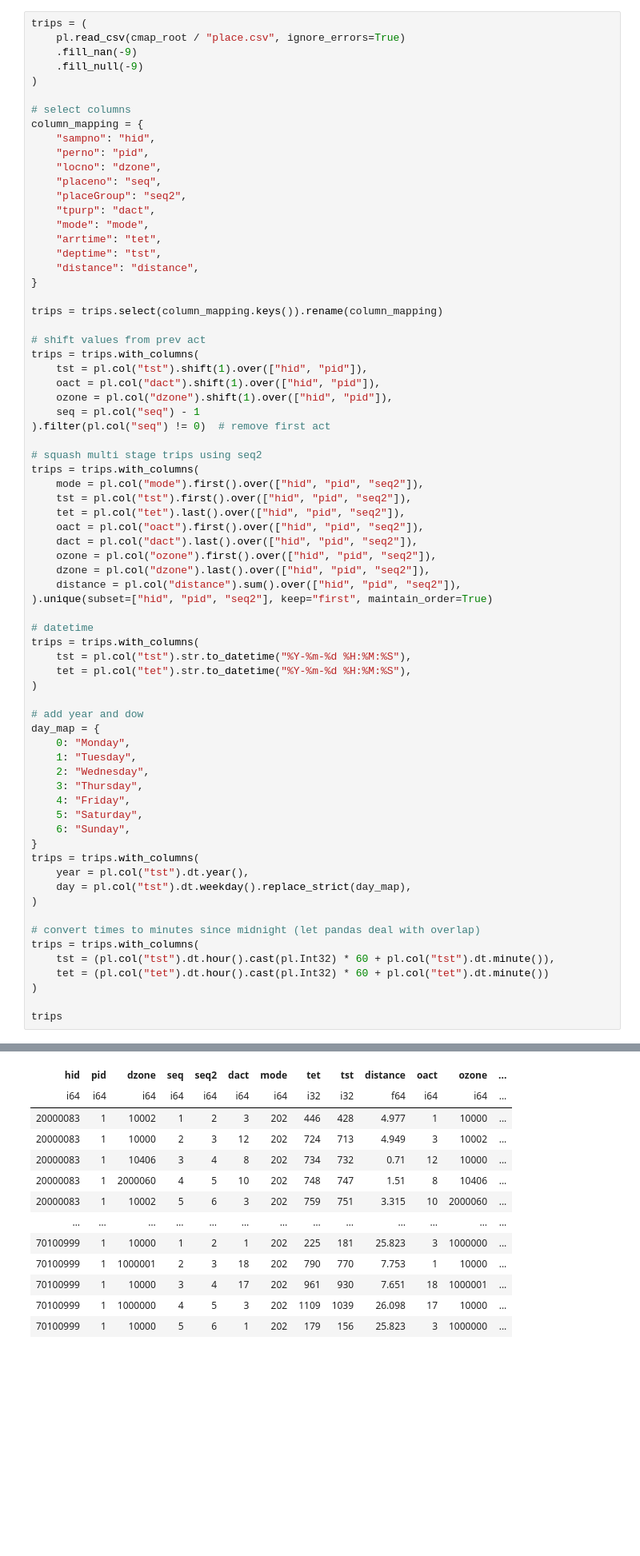
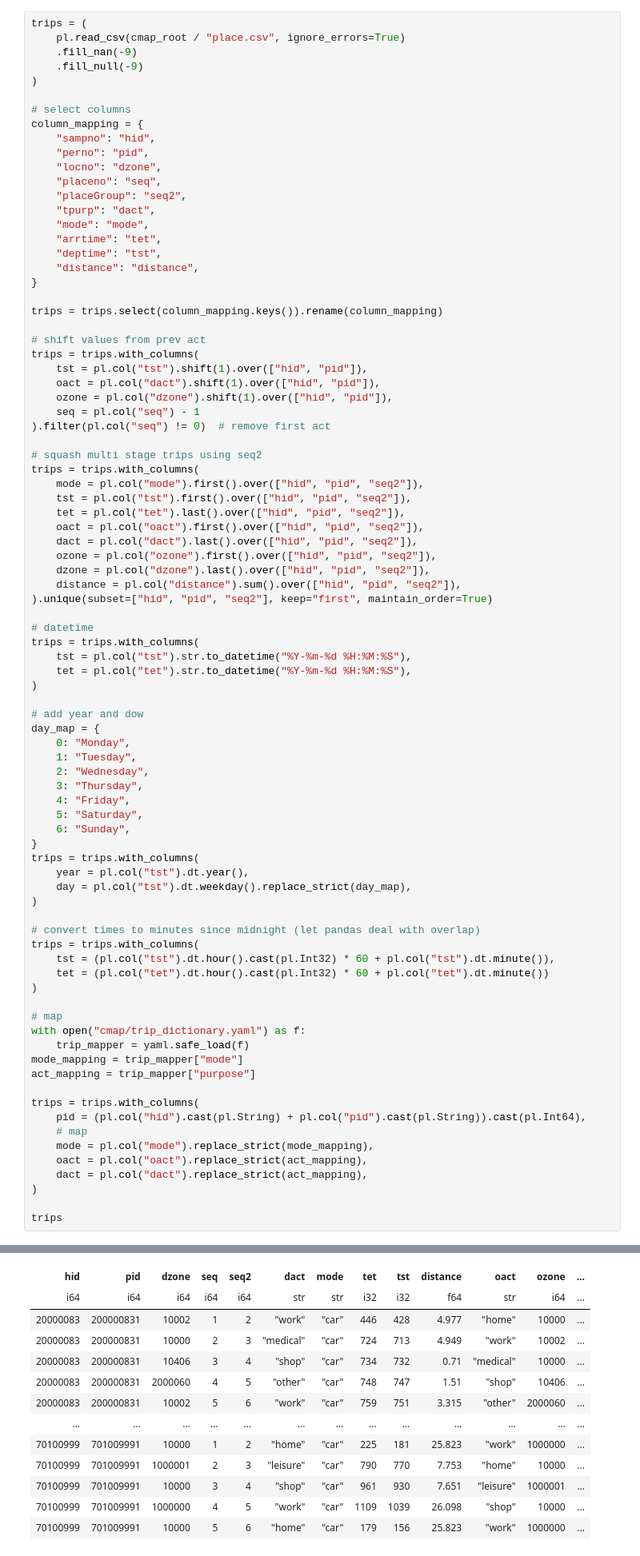
Before and after one commit to fredshone/foundata, a Jupyter notebook: cmap.ipynb, the cells around one changed output, grey strips where cells are left out. Shown: that part at 80% size. Cells and saved outputs as stored; diff of their text form; blank space fills up the shorter version.

```diff
--- a/cmap.ipynb
+++ b/cmap.ipynb
@@ -199,42 +201,56 @@ trips = trips.with_columns(
 trips = trips.with_columns(
     tst = pl.col("tst").str.to_datetime("%Y-%m-%d %H:%M:%S"),
     tet = pl.col("tet").str.to_datetime("%Y-%m-%d %H:%M:%S"),
 )
 
 # add year and dow
 day_map = {
     0: "Monday",
     1: "Tuesday",
     2: "Wednesday",
     3: "Thursday",
     4: "Friday",
     5: "Saturday",
     6: "Sunday",
 }
 trips = trips.with_columns(
     year = pl.col("tst").dt.year(),
     day = pl.col("tst").dt.weekday().replace_strict(day_map),
 )
 
 # convert times to minutes since midnight (let pandas deal with overlap)
 trips = trips.with_columns(
     tst = (pl.col("tst").dt.hour().cast(pl.Int32) * 60 + pl.col("tst").dt.minute()),
     tet = (pl.col("tet").dt.hour().cast(pl.Int32) * 60 + pl.col("tet").dt.minute())
 )
 
+# map
+with open("cmap/trip_dictionary.yaml") as f:
+    trip_mapper = yaml.safe_load(f)
+mode_mapping = trip_mapper["mode"]
+act_mapping = trip_mapper["purpose"]
+
+trips = trips.with_columns(
+    pid = (pl.col("hid").cast(pl.String) + pl.col("pid").cast(pl.String)).cast(pl.Int64),
+    # map
+    mode = pl.col("mode").replace_strict(mode_mapping),
+    oact = pl.col("oact").replace_strict(act_mapping),
+    dact = pl.col("dact").replace_strict(act_mapping),
+)
+
 trips
 # %% [output]
 shape: (98_758, 14)
 | hid | pid | dzone | seq | seq2 | dact | mode | tet | tst | distance | oact | ozone | ... |
-| i64 | i64 | i64 | i64 | i64 | i64 | i64 | i32 | i32 | f64 | i64 | i64 | ... |
-| 20000083 | 1 | 10002 | 1 | 2 | 3 | 202 | 446 | 428 | 4.977 | 1 | 10000 | ... |
-| 20000083 | 1 | 10000 | 2 | 3 | 12 | 202 | 724 | 713 | 4.949 | 3 | 10002 | ... |
-| 20000083 | 1 | 10406 | 3 | 4 | 8 | 202 | 734 | 732 | 0.71 | 12 | 10000 | ... |
-| 20000083 | 1 | 2000060 | 4 | 5 | 10 | 202 | 748 | 747 | 1.51 | 8 | 10406 | ... |
-| 20000083 | 1 | 10002 | 5 | 6 | 3 | 202 | 759 | 751 | 3.315 | 10 | 2000060 | ... |
+| i64 | i64 | i64 | i64 | i64 | str | str | i32 | i32 | f64 | str | i64 | ... |
+| 20000083 | 200000831 | 10002 | 1 | 2 | "work" | "car" | 446 | 428 | 4.977 | "home" | 10000 | ... |
+| 20000083 | 200000831 | 10000 | 2 | 3 | "medical" | "car" | 724 | 713 | 4.949 | "work" | 10002 | ... |
+| 20000083 | 200000831 | 10406 | 3 | 4 | "shop" | "car" | 734 | 732 | 0.71 | "medical" | 10000 | ... |
+| 20000083 | 200000831 | 2000060 | 4 | 5 | "other" | "car" | 748 | 747 | 1.51 | "shop" | 10406 | ... |
+| 20000083 | 200000831 | 10002 | 5 | 6 | "work" | "car" | 759 | 751 | 3.315 | "other" | 2000060 | ... |
 | … | … | … | … | … | … | … | … | … | … | … | … | ... |
-| 70100999 | 1 | 10000 | 1 | 2 | 1 | 202 | 225 | 181 | 25.823 | 3 | 1000000 | ... |
-| 70100999 | 1 | 1000001 | 2 | 3 | 18 | 202 | 790 | 770 | 7.753 | 1 | 10000 | ... |
-| 70100999 | 1 | 10000 | 3 | 4 | 17 | 202 | 961 | 930 | 7.651 | 18 | 1000001 | ... |
-| 70100999 | 1 | 1000000 | 4 | 5 | 3 | 202 | 1109 | 1039 | 26.098 | 17 | 10000 | ... |
-| 70100999 | 1 | 10000 | 5 | 6 | 1 | 202 | 179 | 156 | 25.823 | 3 | 1000000 | ... |
+| 70100999 | 701009991 | 10000 | 1 | 2 | "home" | "car" | 225 | 181 | 25.823 | "work" | 1000000 | ... |
+| 70100999 | 701009991 | 1000001 | 2 | 3 | "leisure" | "car" | 790 | 770 | 7.753 | "home" | 10000 | ... |
+| 70100999 | 701009991 | 10000 | 3 | 4 | "shop" | "car" | 961 | 930 | 7.651 | "leisure" | 1000001 | ... |
+| 70100999 | 701009991 | 1000000 | 4 | 5 | "work" | "car" | 1109 | 1039 | 26.098 | "shop" | 10000 | ... |
+| 70100999 | 701009991 | 10000 | 5 | 6 | "home" | "car" | 179 | 156 | 25.823 | "work" | 1000000 | ... |
```
Also changed, not shown: parts of 2 cells of this notebook.
